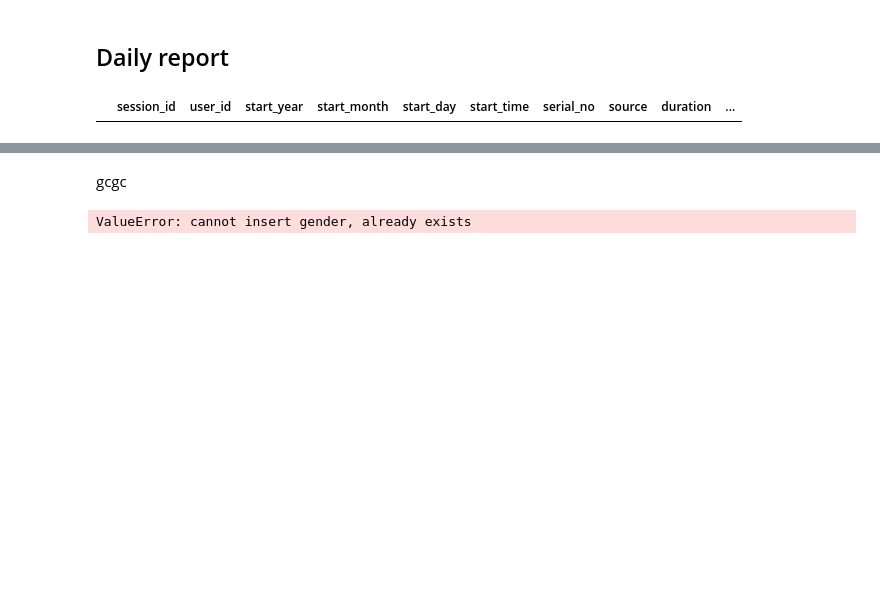
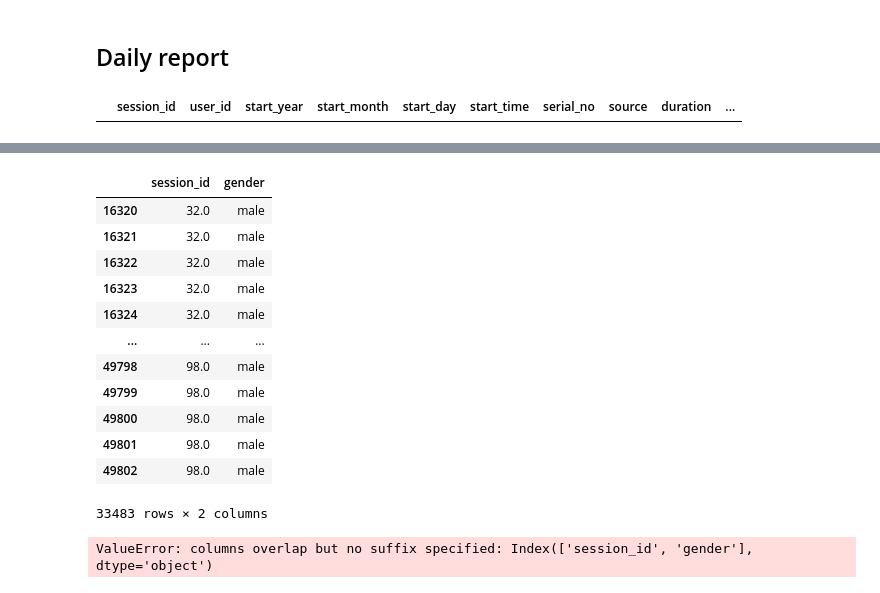
Before and after one commit to Eros-code/Deloton, a Jupyter notebook: app/processing_stage.ipynb, the cells around one changed output, grey strips where cells are left out. Drawn from its saved outputs; the diff is of its cells as text; code cells hidden in the pictures; blank space fills up the shorter version.

```diff
--- a/app/processing_stage.ipynb
+++ b/app/processing_stage.ipynb
@@ -347,7 +305,24 @@ mean_individual_recent_rides
-# %% [markdown]
-gcgc
-# %%
-mean_individual_recent_rides.insert(13, 'gender', recent_rides_df['gender'])
-mean_individual_recent_rides
-# %% [output]
-ValueError: cannot insert gender, already exists
+# %%
+recent_rides_gender_df = pd.DataFrame(columns=['session_id', 'gender'])
+recent_rides_gender_df['gender'] = recent_rides_df['gender']
+recent_rides_gender_df['session_id'] = recent_rides_df['session_id']
+recent_rides_gender_df
+# %% [output]
+|  | session_id | gender |
+| 16320 | 32.0 | male |
+| 16321 | 32.0 | male |
+| 16322 | 32.0 | male |
+| 16323 | 32.0 | male |
+| 16324 | 32.0 | male |
+| ... | ... | ... |
+| 49798 | 98.0 | male |
+| 49799 | 98.0 | male |
+| 49800 | 98.0 | male |
+| 49801 | 98.0 | male |
+| 49802 | 98.0 | male |
+33483 rows × 2 columns
+# %%
+mean_individual_recent_rides = mean_individual_recent_rides.join(recent_rides_gender_df, on = 'session_id')
+mean_individual_recent_rides
+# %% [output]
+ValueError: columns overlap but no suffix specified: Index(['session_id', 'gender'], dtype='object')
```
Also changed, not shown: parts of 19 cells of this notebook, 10 other files.
